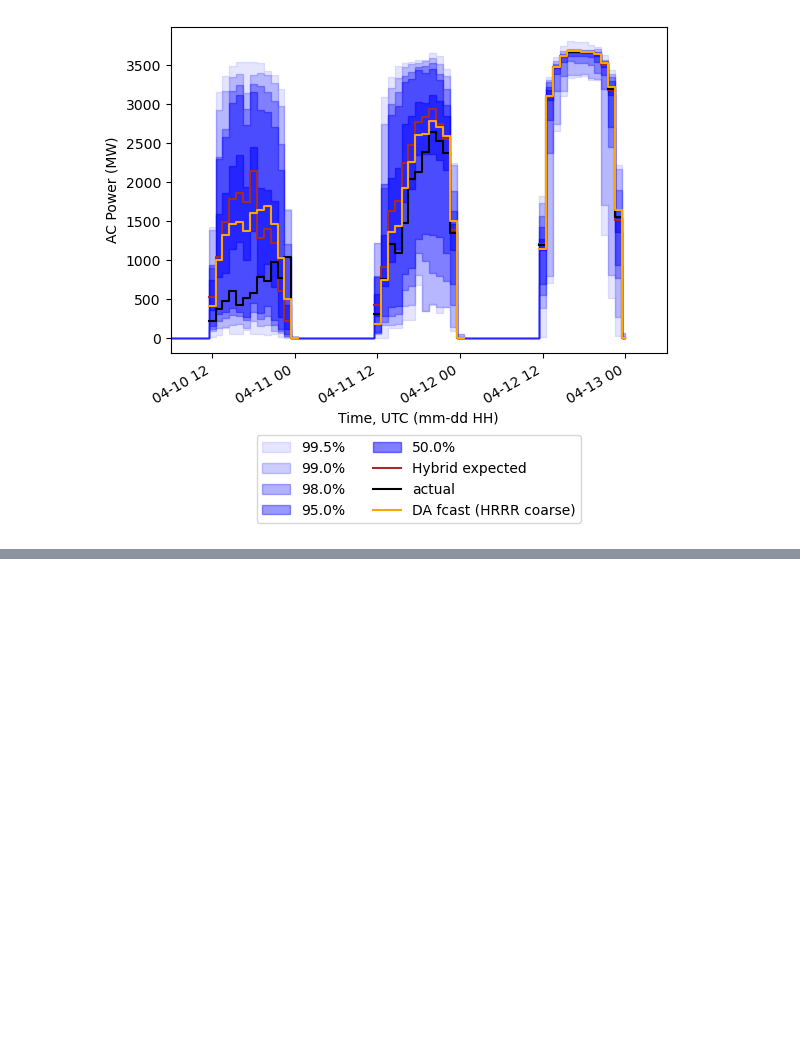
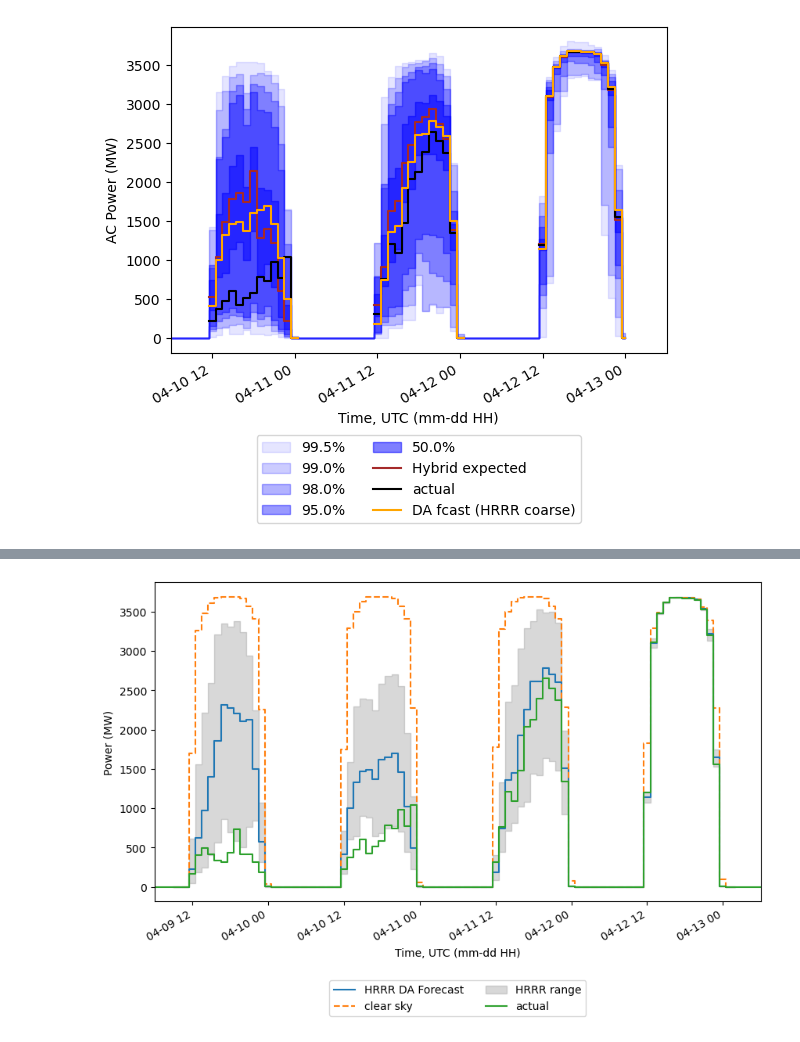
Before and after one commit to williamhobbs/solar-fleet-forecast-probability-tool, a Jupyter notebook: make_pvsc_plots.ipynb, the cells around one changed output, grey strips where cells are left out. Cells and saved outputs as stored; diff of their text form; code cells hidden in the pictures; blank space fills up the shorter version.

```diff
--- a/make_pvsc_plots.ipynb
+++ b/make_pvsc_plots.ipynb
@@ -595,0 +846,26 @@ plt.show()
+# %%
+fig = plt.figure(figsize=[10,6])
+
+# plot
+mask = (power_ac_cs_all.index >= p_ac_hrrr_coarse_all.index[0]) & (power_ac_cs_all.index <= p_ac_hrrr_coarse_all.index[-1])
+plt.plot(p_ac_hrrr_coarse_all.index, p_ac_hrrr_coarse_all.power_ac, drawstyle='steps-mid',
+         label='HRRR DA Forecast')
+plt.plot(power_ac_cs_all.loc[mask].index, power_ac_cs_all.loc[mask].power_ac,
+         drawstyle='steps-mid', label='clear sky', linestyle='--')
+plt.fill_between(p_ac_hrrr_coarse_min_all.index,
+                 p_ac_hrrr_coarse_min_all.power_ac,
+                 p_ac_hrrr_coarse_max_all.power_ac,
+                 step='mid', color="gray", alpha=0.3, label='HRRR range')
+plt.plot(p_ac_hrrr_actuals_all.index,
+         p_ac_hrrr_actuals_all.power_ac,
+         drawstyle='steps-mid',
+         label='actual')
+plt.ylabel('Power (MW)')
+plt.gcf().autofmt_xdate()
+plt.xlabel('Time, UTC (mm-dd HH)')
+plt.legend(loc='upper center', bbox_to_anchor=(0.5, -0.23),ncol=2)
+plt.xlim([pd.Timestamp('2021-04-09 06:00'), pd.Timestamp('2021-04-13 06:00')])
+plt.savefig('images/presentation_images/hrrr_max_min_cs_pres.png', dpi=400, bbox_inches='tight')
+plt.show()
+# %% [output]
+[figure, added]
```
Also changed, not shown: parts of 11 cells of this notebook, 25 other files.
